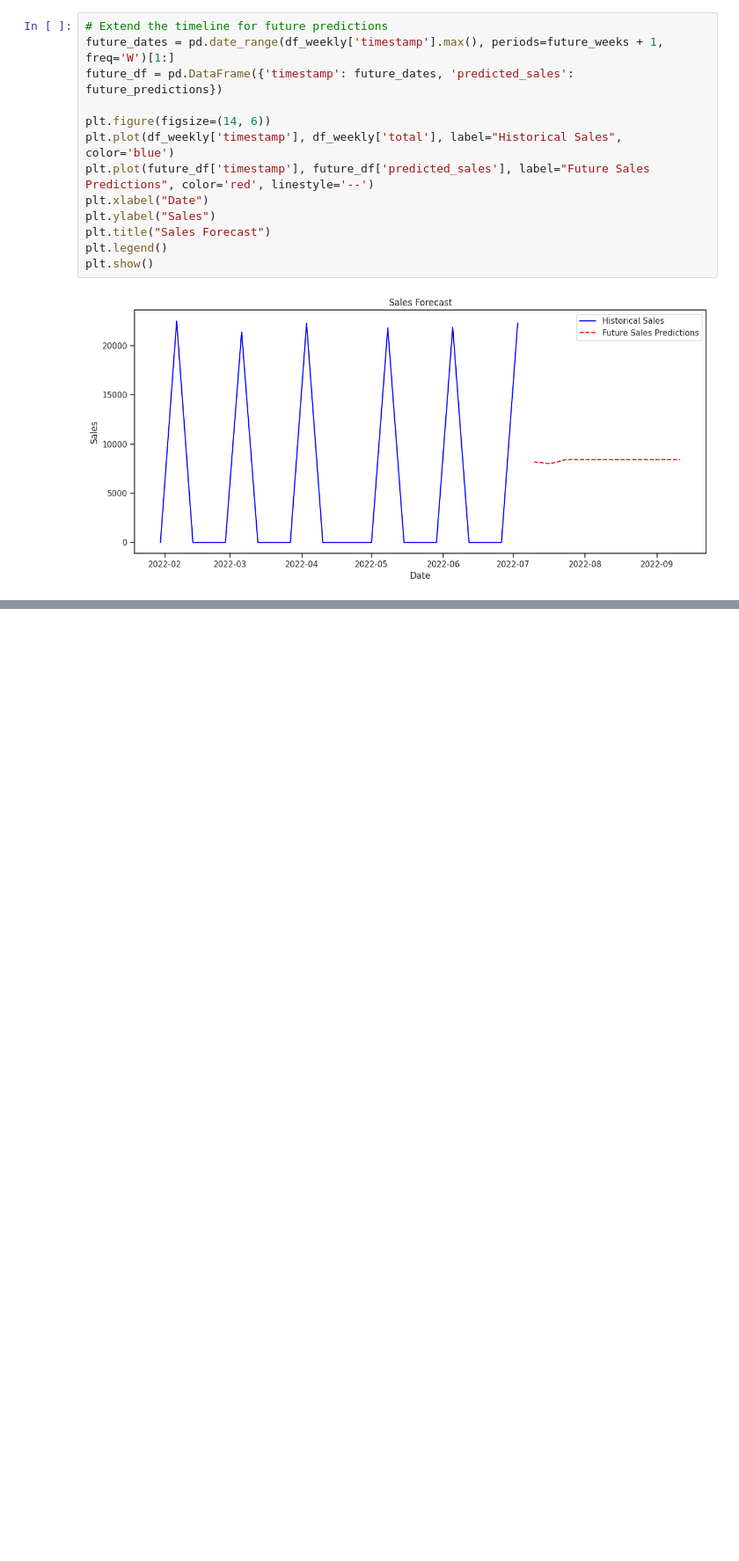
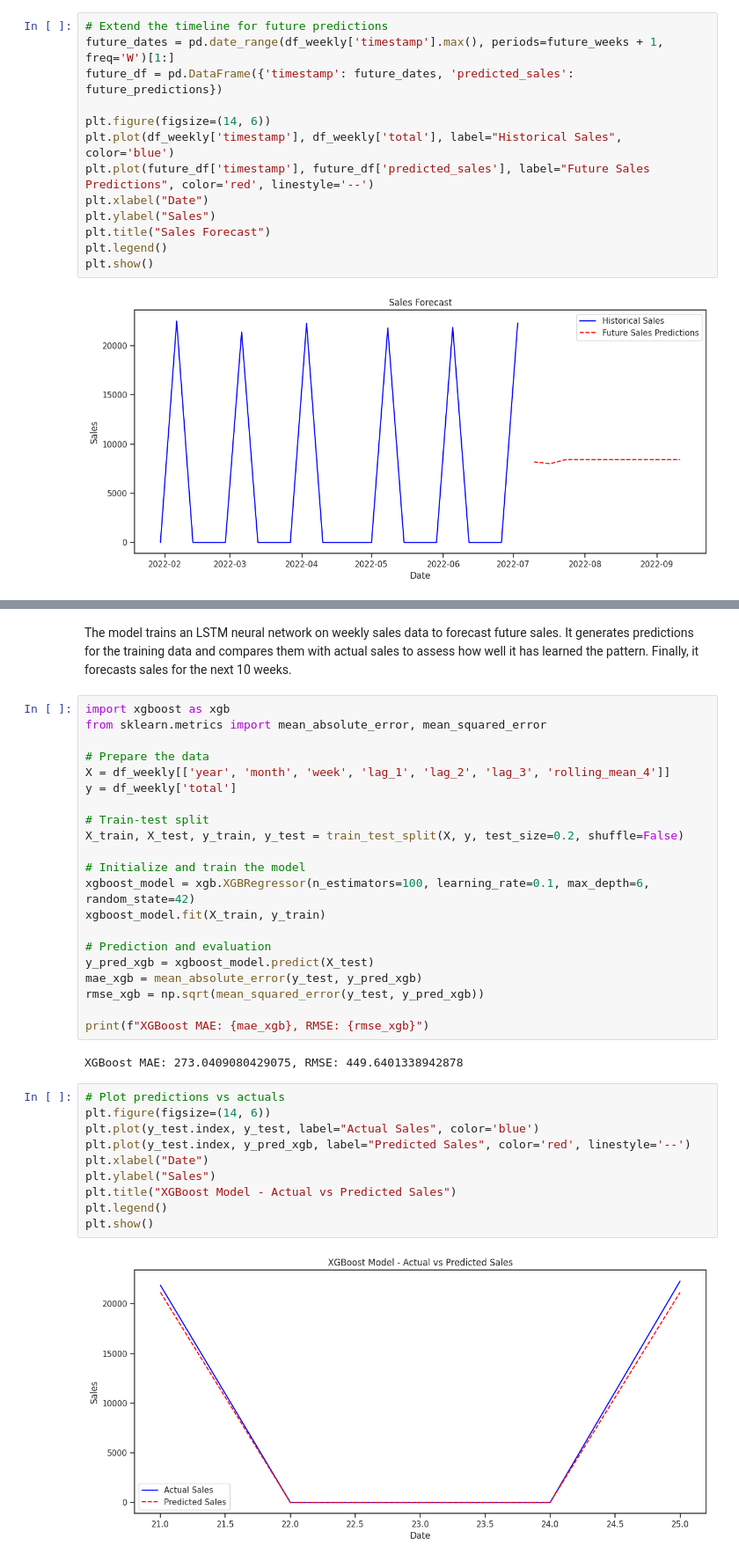
Before and after one commit to kunall0880/INVENTORY-MANAGEMENT, a Jupyter notebook: inventorymanagement_2.ipynb, the cells around one changed output, grey strips where cells are left out. Shown at 88% size. Drawn from its saved outputs; the diff is of its cells as text; blank space fills up the shorter version.

```diff
--- a/inventorymanagement_2.ipynb
+++ b/inventorymanagement_2.ipynb
@@ -527,0 +536,39 @@ Epoch 200/200
+# %% [markdown]
+The model trains an LSTM neural network on weekly sales data to forecast future sales.
+It generates predictions for the training data and compares them with actual sales to assess how well it has learned the pattern.
+Finally, it forecasts sales for the next 10 weeks.
+# %%
+import xgboost as xgb
+from sklearn.metrics import mean_absolute_error, mean_squared_error
+
+# Prepare the data
+X = df_weekly[['year', 'month', 'week', 'lag_1', 'lag_2', 'lag_3', 'rolling_mean_4']]
+y = df_weekly['total']
+
+# Train-test split
+X_train, X_test, y_train, y_test = train_test_split(X, y, test_size=0.2, shuffle=False)
+
+# Initialize and train the model
+xgboost_model = xgb.XGBRegressor(n_estimators=100, learning_rate=0.1, max_depth=6, random_state=42)
+xgboost_model.fit(X_train, y_train)
+
+# Prediction and evaluation
+y_pred_xgb = xgboost_model.predict(X_test)
+mae_xgb = mean_absolute_error(y_test, y_pred_xgb)
+rmse_xgb = np.sqrt(mean_squared_error(y_test, y_pred_xgb))
+
+print(f"XGBoost MAE: {mae_xgb}, RMSE: {rmse_xgb}")
+# %% [output]
+XGBoost MAE: 273.0409080429075, RMSE: 449.6401338942878
+# %%
+# Plot predictions vs actuals
+plt.figure(figsize=(14, 6))
+plt.plot(y_test.index, y_test, label="Actual Sales", color='blue')
+plt.plot(y_test.index, y_pred_xgb, label="Predicted Sales", color='red', linestyle='--')
+plt.xlabel("Date")
+plt.ylabel("Sales")
+plt.title("XGBoost Model - Actual vs Predicted Sales")
+plt.legend()
+plt.show()
+# %% [output]
+[figure, added]
```
Also changed, not shown: parts of 21 cells of this notebook.
